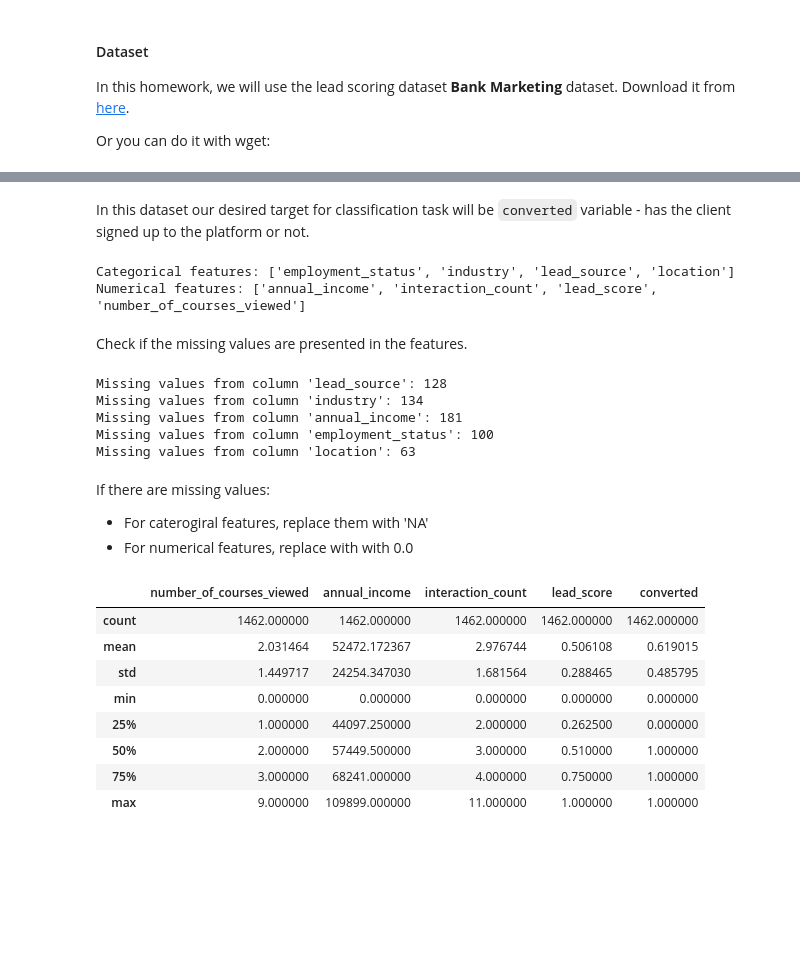
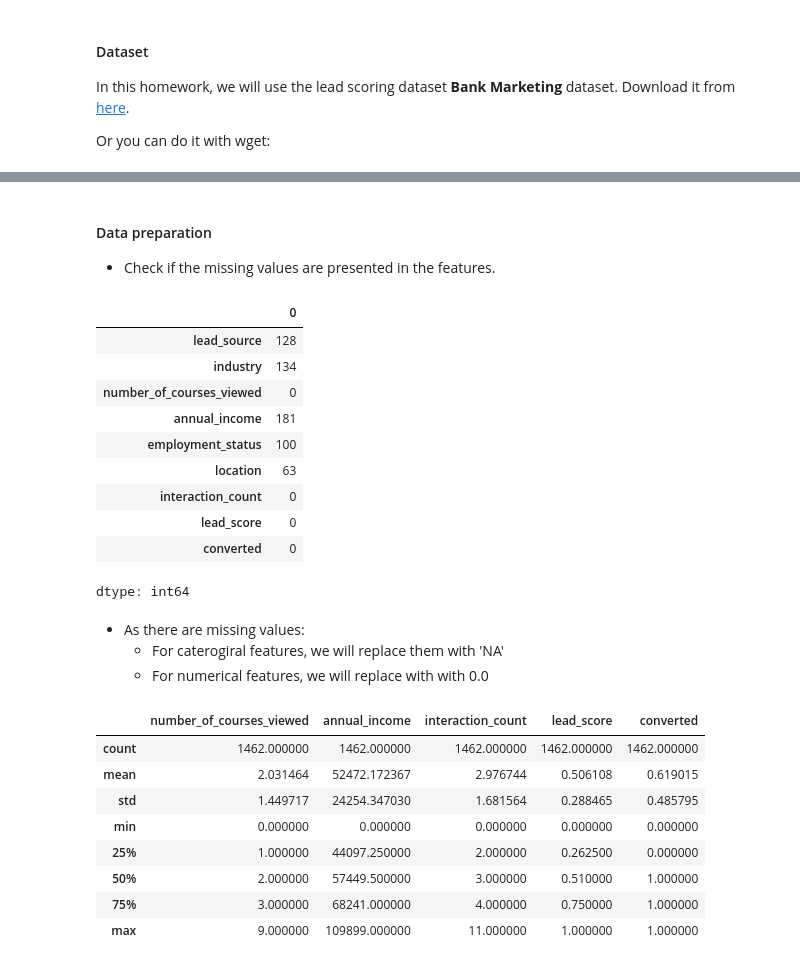
Before and after one commit to tnotstar/machine-learning-zoomcamp, a Jupyter notebook: cohorts/2025/04-evaluation/submission.ipynb, the cells around one changed output, grey strips where cells are left out. Drawn from its saved outputs; the diff is of its cells as text; code cells hidden in the pictures; blank space fills up the shorter version.

```diff
--- a/cohorts/2025/04-evaluation/submission.ipynb
+++ b/cohorts/2025/04-evaluation/submission.ipynb
@@ -66,17 +41,0 @@ df.describe()
-# %% [markdown]
-In this dataset our desired target for classification task will be `converted` variable - has the client signed up to the platform or not.
-# %%
-target_variable = "converted"
-
-categorical_features = df.select_dtypes(include='object').columns
-if target_variable in categorical_features:
-  categorical_features = categorical_features.drop(target_variable)
-print(f"Categorical features: {sorted(categorical_features.tolist())}")
-
-numerical_features = df.select_dtypes(include=np.number).columns
-if target_variable in numerical_features:
-  numerical_features = numerical_features.drop(target_variable)
-print(f"Numerical features: {sorted(numerical_features.tolist())}")
-# %% [output]
-Categorical features: ['employment_status', 'industry', 'lead_source', 'location']
-Numerical features: ['annual_income', 'interaction_count', 'lead_score', 'number_of_courses_viewed']
@@ -94,21 +42,25 @@ feature_display_names = {
 # %% [markdown]
-Check if the missing values are presented in the features.
+#### Data preparation
+
+* Check if the missing values are presented in the features.
-# %%
-for column in df.columns:
-  missing_values = df[column].isnull().sum()
-  if missing_values > 0:
-    print(f"Missing values from column '{column}': {missing_values}")
-# %% [output]
-Missing values from column 'lead_source': 128
-Missing values from column 'industry': 134
-Missing values from column 'annual_income': 181
-Missing values from column 'employment_status': 100
-Missing values from column 'location': 63
+# %%
+df.isnull().sum()
+# %% [output]
+|  | 0 |
+| lead_source | 128 |
+| industry | 134 |
+| number_of_courses_viewed | 0 |
+| annual_income | 181 |
+| employment_status | 100 |
+| location | 63 |
+| interaction_count | 0 |
+| lead_score | 0 |
+| converted | 0 |
+dtype: int64
 # %% [markdown]
-If there are missing values:
-
-* For caterogiral features, replace them with 'NA'
-* For numerical features, replace with with 0.0
+* As there are missing values:
+  - For caterogiral features, we will replace them with 'NA'
+  - For numerical features, we will replace with with 0.0
 # %%
 df["lead_source"]       = df["lead_source"].fillna("NA")
 df["industry"]          = df["industry"].fillna("NA")
```
Also changed, not shown: parts of 66 cells of this notebook.
